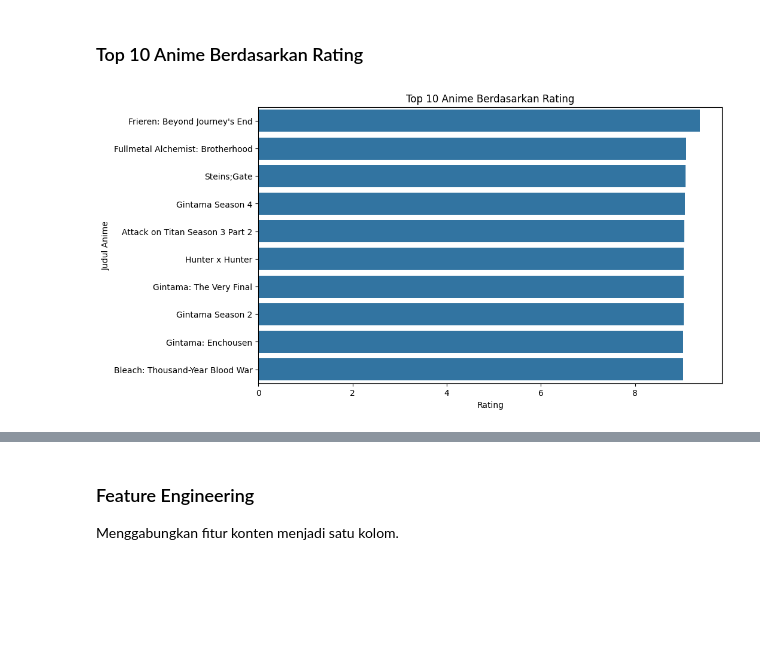
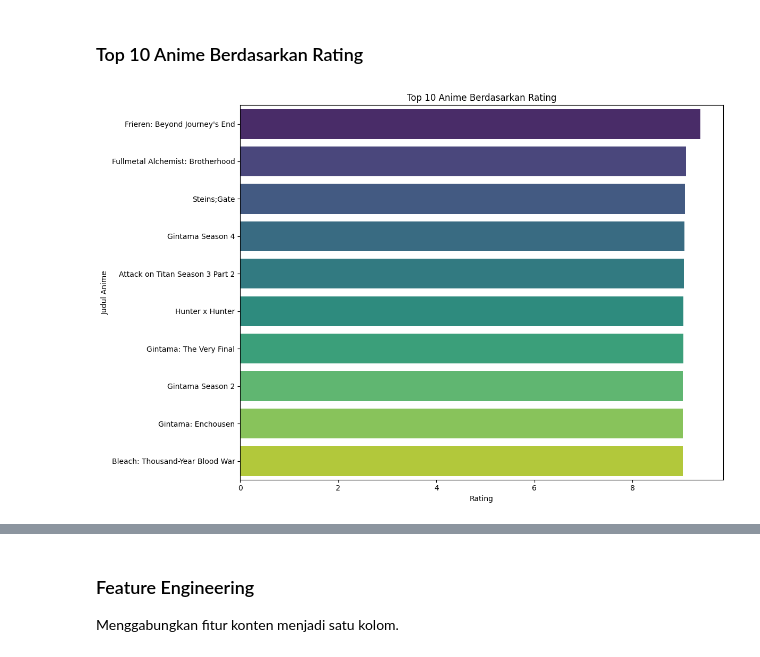
Before and after one commit to NaufalNurFahriza/Machine-Learning-Terapan-Sistem-Rekomendasi-dicoding, a Jupyter notebook: Sistem_Rekomendasi_Anime_Content_Based_v2.ipynb, the cells around one changed output, grey strips where cells are left out. Drawn from its saved outputs; the diff is of its cells as text; code cells hidden in the pictures; blank space fills up the shorter version.

```diff
--- a/Sistem_Rekomendasi_Anime_Content_Based_v2.ipynb
+++ b/Sistem_Rekomendasi_Anime_Content_Based_v2.ipynb
@@ -121,11 +159,12 @@ plt.show()
 ### Top 10 Anime Berdasarkan Rating
 # %%
 top_anime = anime_df.sort_values('Score', ascending=False).head(10)
-plt.figure(figsize=(10,6))
-sns.barplot(x='Score', y='English', data=top_anime)
+plt.figure(figsize=(12,8))
+sns.barplot(x='Score', y='English', data=top_anime, palette='viridis')
 plt.title('Top 10 Anime Berdasarkan Rating')
 plt.xlabel('Rating')
 plt.ylabel('Judul Anime')
+plt.tight_layout()
 plt.show()
 # %% [output]
-[figure, old version]
+[figure, new version]
```
Also changed, not shown: parts of 21 cells of this notebook, 6 other files.
